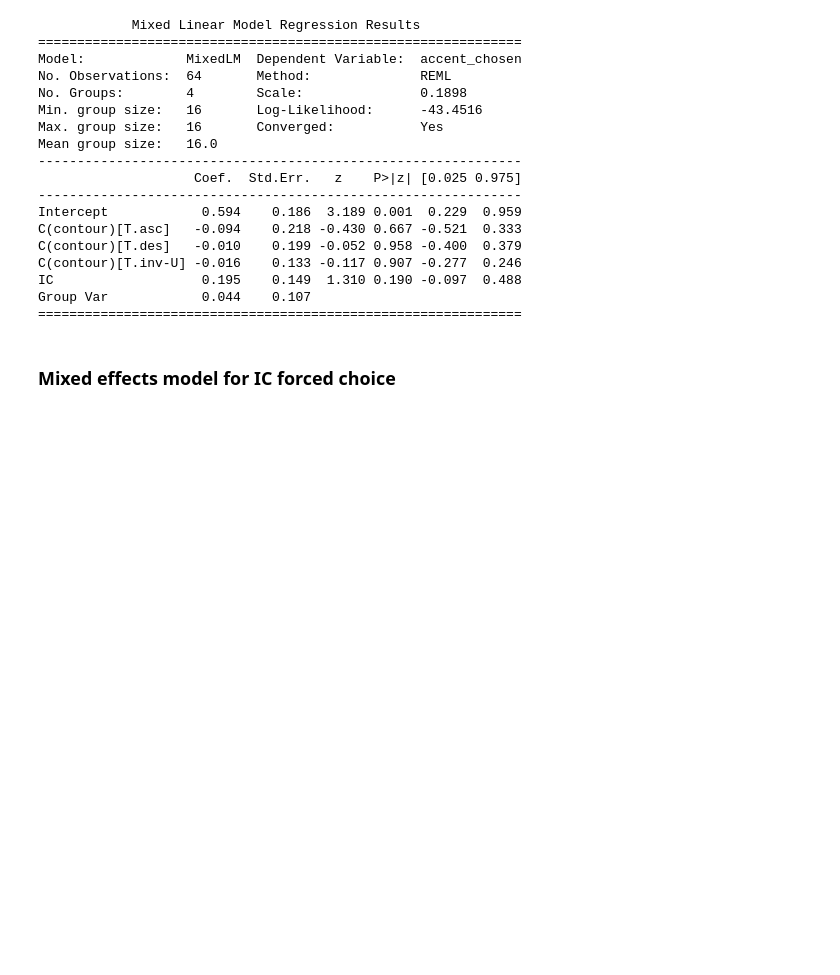
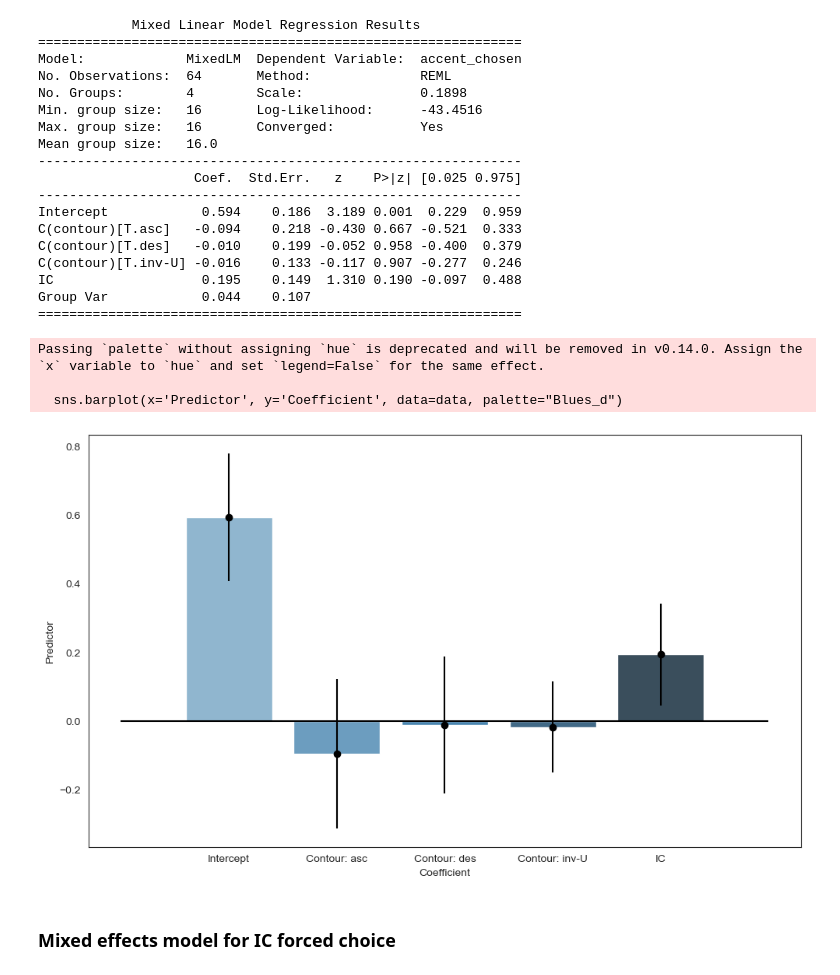
Before and after one commit to haiqin-zhang/gestaltIC_melodies, a Jupyter notebook: data_analysis/mixed_effects.ipynb, the cells around one changed output. Saved outputs shown, nothing was run; the diff lists cells and outputs as text; code cells hidden in the pictures; blank space fills up the shorter version.

```diff
--- a/data_analysis/mixed_effects.ipynb
+++ b/data_analysis/mixed_effects.ipynb
@@ -60,5 +85,45 @@ C(contour)[T.inv-U] -0.016    0.133 -0.117 0.907 -0.277  0.246
 IC                   0.195    0.149  1.310 0.190 -0.097  0.488
 Group Var            0.044    0.107
 ==============================================================
+# %%
+import matplotlib.pyplot as plt
+import seaborn as sns
+import pandas as pd
+
+sns.set_style("white")
+
+# Coefficients and standard errors
+coefficients = [0.594, -0.094, -0.010, -0.016, 0.195]
+std_errors = [0.186, 0.218, 0.199, 0.133, 0.149]
+predictors = ['Intercept', 'Contour: asc', 'Contour: des', 'Contour: inv-U', 'IC']
+
+# Confidence intervals
+ci_lower = [coef - 1.96 * se for coef, se in zip(coefficients, std_errors)]
+ci_upper = [coef + 1.96 * se for coef, se in zip(coefficients, std_errors)]
+
+# Create DataFrame for plotting
+data = pd.DataFrame({
+    'Predictor': predictors,
+    'Coefficient': coefficients,
+    'Std. Error': std_errors,
+    'CI Lower': ci_lower,
+    'CI Upper': ci_upper
+})
+
+# Plotting
+plt.figure(figsize=(10, 6))
+sns.barplot(x='Predictor', y='Coefficient', data=data, palette="Blues_d")
+plt.errorbar(x=data['Predictor'], y=data['Coefficient'], yerr=data['Std. Error'], fmt='o', color='black')
+#plt.title('Forest Plot of Mixed Linear Model Coefficients')
+plt.xlabel('Coefficient')
+plt.ylabel('Predictor')
+plt.hlines(0, -1, 5, color = 'black')
+plt.tight_layout()
+plt.show()
+# %% [output]
+Passing `palette` without assigning `hue` is deprecated and will be removed in v0.14.0. Assign the `x` variable to `hue` and set `legend=False` for the same effect.
+
+  sns.barplot(x='Predictor', y='Coefficient', data=data, palette="Blues_d")
+[figure, added]
 # %% [markdown]
 ### Mixed effects model for IC forced choice
```
Also changed, not shown: parts of 7 cells of this notebook, 3 other files.
